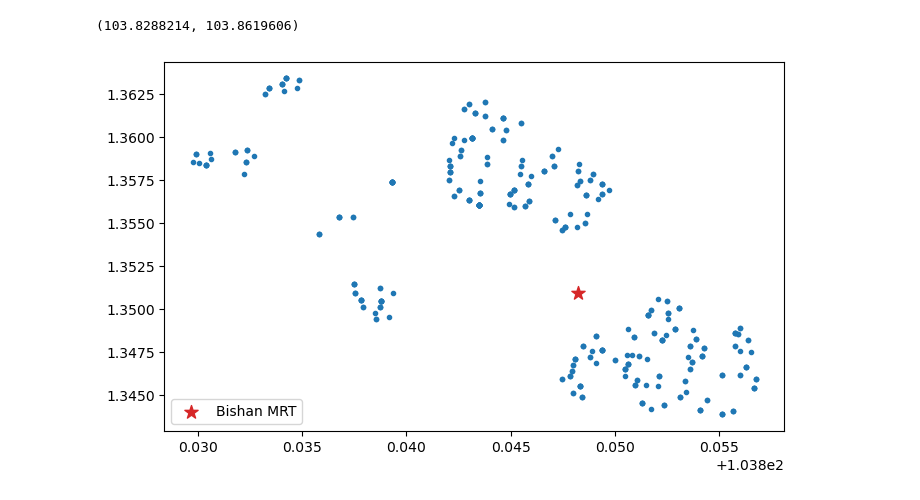
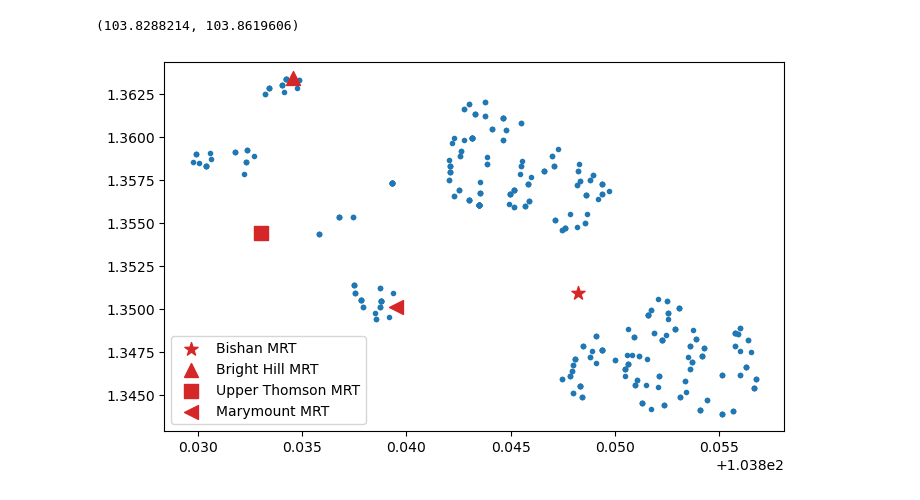
Before and after one commit to kelvinsjk/hdb-resale-price-ai, a Jupyter notebook: api-access-bishan.ipynb, the cells around one changed output. Cells and saved outputs as stored; diff of their text form; code cells hidden in the pictures.

```diff
--- a/api-access-bishan.ipynb
+++ b/api-access-bishan.ipynb
@@ -190,7 +146,7 @@ learn = fastai.tabular_learner(
   loss_func=MSE,metrics=RMSE,
   cbs=[fastai.SaveModelCallback(),fastai.EarlyStoppingCallback(patience=5)]
 )
-learn.fit_one_cycle(100,5e-3)
+learn.fit_one_cycle(100,5e-2)
 learn.validate()
 # %% [output]
 [interactive output not drawn]
@@ -220,10 +176,11 @@ longs = np.linspace(longLeft, longRight, n1)
 lats = np.linspace(latLeft, latRight, n2)
 prices = np.ndarray((n2,n1))
 for i,lat in enumerate(lats):
+  if i%10==0: print(f"{i} of {n2}")
   row['lat'] = lat
   for j,long in enumerate(longs):
     row['long'] = long
-    _, yPred, _ = learn.predict(row)
-    prices[i][j] = yPred.item()
-    print(f"{i} of {n1}")
+    with learn.no_bar(), learn.no_logging():
+      _, yPred, _ = learn.predict(row)
+      prices[i][j] = yPred.item()
 # %% [output]
@@ -231,17 +199,29 @@ for i,lat in enumerate(lats):
 # %%
-mrts = ["Bishan MRT"]
+#mrts = ["Bishan MRT"]
+mrts = ["Bright Hill MRT", "Upper Thomson MRT", "Marymount MRT"]
 
 responses = []
+import http.client, urllib.parse
+import json
+
 for mrt in mrts:
-  response = requests.get(f"{api_url}?access_key={key}&query={mrt}+station+singapore")
-  responses.append(response.json())
-  first_response = response.json()['data'][0]
-  if (first_response['confidence'] > 0.9) and (first_response['country']=='Singapore'):
-    longLats[f"{mrt}"] = (first_response['longitude'], first_response['latitude'])
-    print(f"{first_response['label']}, confidence {first_response['confidence']}")
-  else:
-    print(f"check {mrt}. confidence of {first_response['confidence']}")
+    conn = http.client.HTTPConnection('api.positionstack.com')
+    params = urllib.parse.urlencode({
+        'access_key': key,
+        'query': mrt[:-4] + ' Station',
+        'region': 'Singapore',
+        'limit': 1,
+    })
+    conn.request('GET', '/v1/forward?{}'.format(params))
+    res = conn.getresponse()
+    data = res.read()
+    first_response = json.loads(data.decode('utf-8'))['data'][0]
+    responses.append(first_response)
+    if (first_response['confidence'] > 0.9) and (first_response['country']=='Singapore'):
+        longLats[f"{mrt}"] = (first_response['longitude'], first_response['latitude'])
+        print(f"{first_response['label']}, confidence {first_response['confidence']}")
+    else:
+        print(f"check {mrt}. {first_response['label']}. confidence of {first_response['confidence']}")
 
-pickle.dump(longLats, open('./longLat.pkl', 'wb'))
-len(longLats)
+dump_pkl(longLats)
 # %% [output]
@@ -335,19 +361,19 @@ longLeft,longRight
 # %% [output]
 (103.8288214, 103.8619606)
 # %%
-markers = ["*"]
+markers = ["*", '^', 's', '<']
 
 fig,ax2=plt.subplots()
 ax2.scatter(df.long,df.lat,marker='.')
 for i,mrt in enumerate(mrts):
   ax2.scatter([longLats[mrt][0]], [longLats[mrt][1]],marker=markers[i],c='#d62728',label=mrt,s=100)
 ax2.legend(loc='lower left')
 fig.set_figwidth(8)
 
 plt.show()
 
 
 for mrt in mrts:
   (i,j) = min_coords(*longLats[mrt])
 # %% [output]
-[figure, old version]
+[figure, new version]
```
Also changed, not shown: parts of 9 cells of this notebook, 12 other files.
